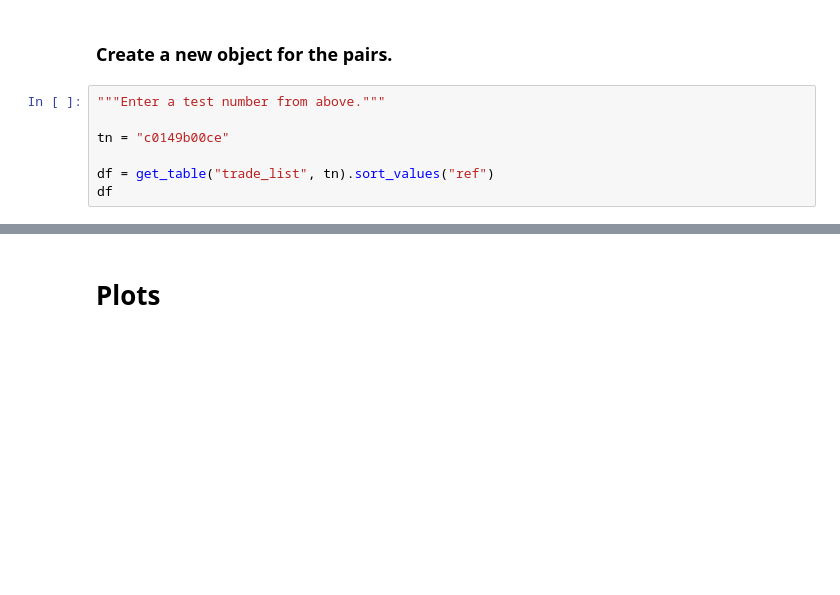
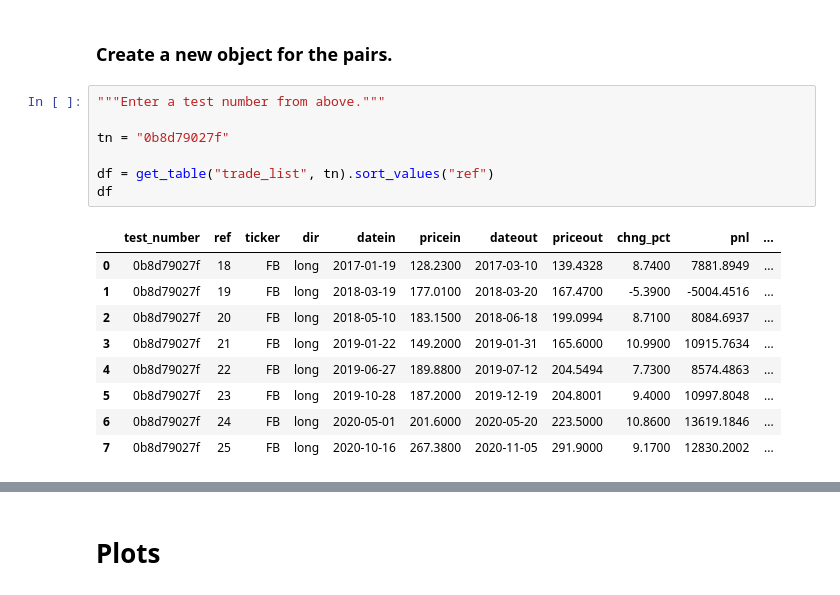
Before and after one commit to neilsmurphy/backtrader_template, a Jupyter notebook: single_analysis.ipynb, the cells around one changed output, grey strips where cells are left out. Drawn from its saved outputs; the diff is of its cells as text; blank space fills up the shorter version.

```diff
--- a/single_analysis.ipynb
+++ b/single_analysis.ipynb
@@ -102,10 +107,20 @@ print(tables)
 # %%
 """Enter a test number from above."""
 
-tn = "c0149b00ce"
+tn = "0b8d79027f"
 
 df = get_table("trade_list", tn).sort_values("ref")
 df
+# %% [output]
+|  | test_number | ref | ticker | dir | datein | pricein | dateout | priceout | chng_pct | pnl | ... |
+| 0 | 0b8d79027f | 18 | FB | long | 2017-01-19 | 128.2300 | 2017-03-10 | 139.4328 | 8.7400 | 7881.8949 | ... |
+| 1 | 0b8d79027f | 19 | FB | long | 2018-03-19 | 177.0100 | 2018-03-20 | 167.4700 | -5.3900 | -5004.4516 | ... |
+| 2 | 0b8d79027f | 20 | FB | long | 2018-05-10 | 183.1500 | 2018-06-18 | 199.0994 | 8.7100 | 8084.6937 | ... |
+| 3 | 0b8d79027f | 21 | FB | long | 2019-01-22 | 149.2000 | 2019-01-31 | 165.6000 | 10.9900 | 10915.7634 | ... |
+| 4 | 0b8d79027f | 22 | FB | long | 2019-06-27 | 189.8800 | 2019-07-12 | 204.5494 | 7.7300 | 8574.4863 | ... |
+| 5 | 0b8d79027f | 23 | FB | long | 2019-10-28 | 187.2000 | 2019-12-19 | 204.8001 | 9.4000 | 10997.8048 | ... |
+| 6 | 0b8d79027f | 24 | FB | long | 2020-05-01 | 201.6000 | 2020-05-20 | 223.5000 | 10.8600 | 13619.1846 | ... |
+| 7 | 0b8d79027f | 25 | FB | long | 2020-10-16 | 267.3800 | 2020-11-05 | 291.9000 | 9.1700 | 12830.2002 | ... |
 # %%
 df = get_table("value", tn)
 df = df.set_index("Date")
```
Also changed, not shown: parts of 19 cells of this notebook, 1 other file.
